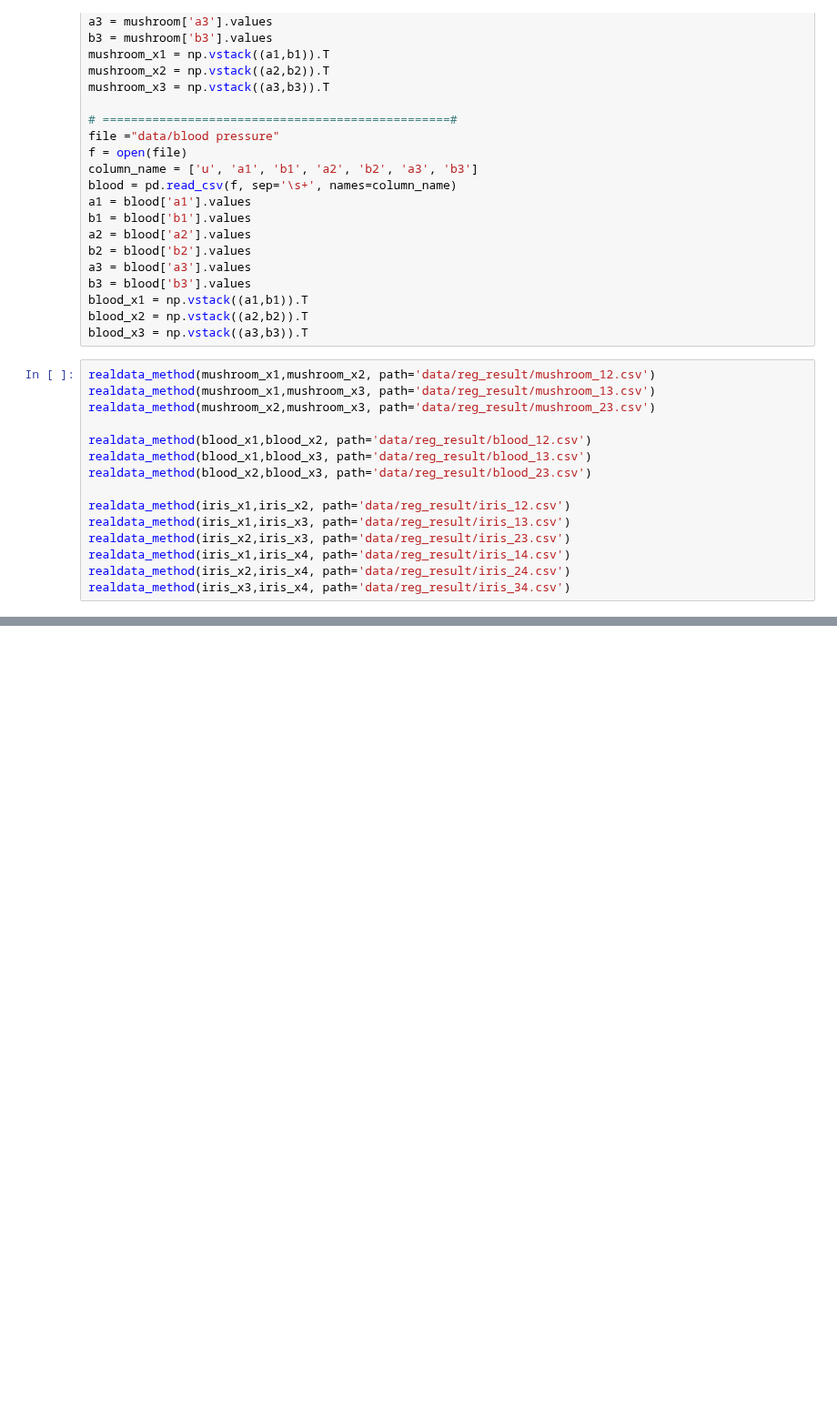
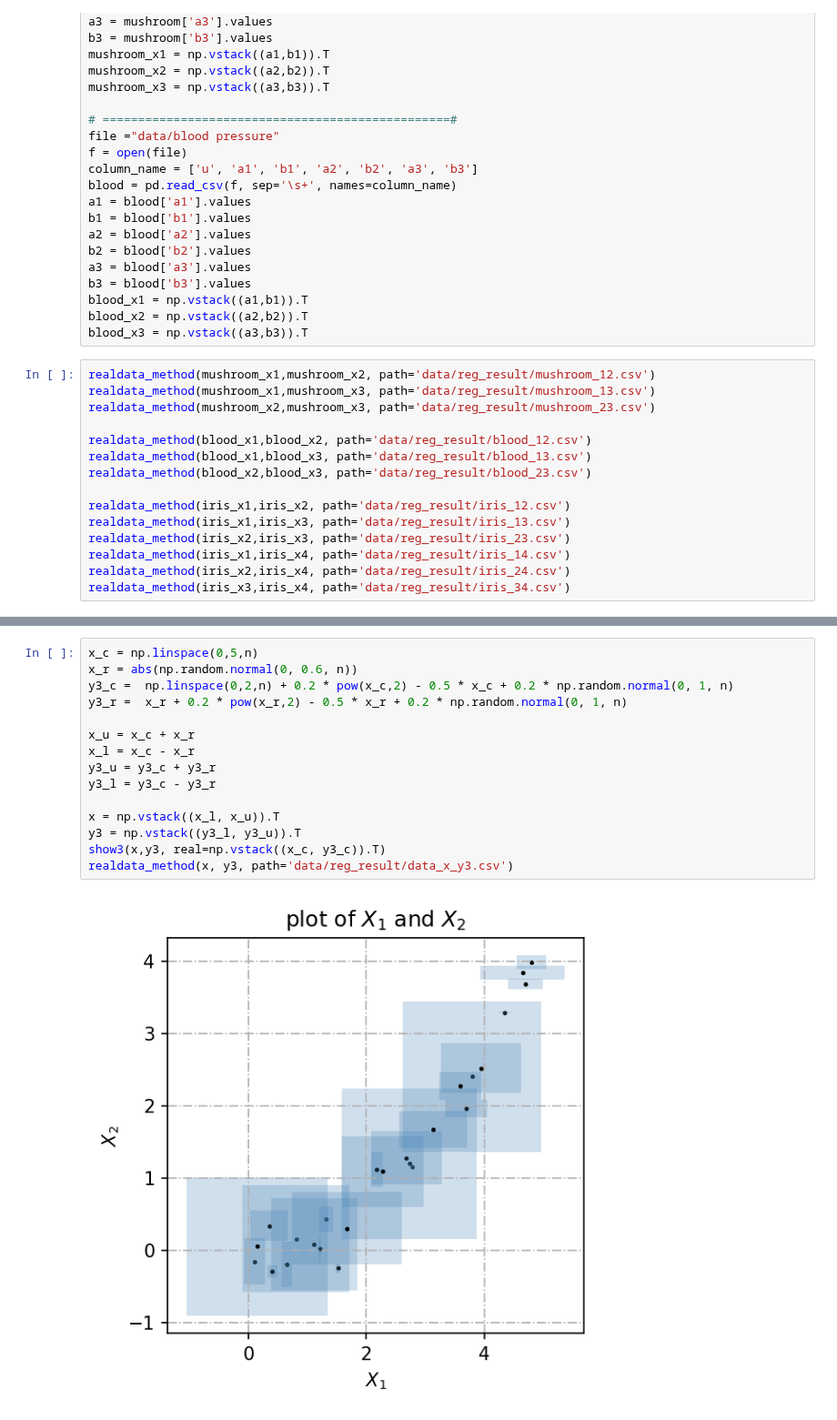
Before and after one commit to kxlkxl1999/ZKRP, a Jupyter notebook: regression_part2.ipynb, the cells around one changed output, grey strips where cells are left out. Shown at 91% size. Cells and saved outputs as stored; diff of their text form; blank space fills up the shorter version.

```diff
--- a/regression_part2.ipynb
+++ b/regression_part2.ipynb
@@ -511,0 +543,17 @@ realdata_method(iris_x3,iris_x4, path='data/reg_result/iris_34.csv')
+# %%
+x_c = np.linspace(0,5,n)
+x_r = abs(np.random.normal(0, 0.6, n))
+y3_c =  np.linspace(0,2,n) + 0.2 * pow(x_c,2) - 0.5 * x_c + 0.2 * np.random.normal(0, 1, n)
+y3_r =  x_r + 0.2 * pow(x_r,2) - 0.5 * x_r + 0.2 * np.random.normal(0, 1, n)
+
+x_u = x_c + x_r
+x_l = x_c - x_r
+y3_u = y3_c + y3_r
+y3_l = y3_c - y3_r
+
+x = np.vstack((x_l, x_u)).T
+y3 = np.vstack((y3_l, y3_u)).T
+show3(x,y3, real=np.vstack((x_c, y3_c)).T)
+realdata_method(x, y3, path='data/reg_result/data_x_y3.csv')
+# %% [output]
+[figure, added]
```
Also changed, not shown: parts of 8 cells of this notebook.
